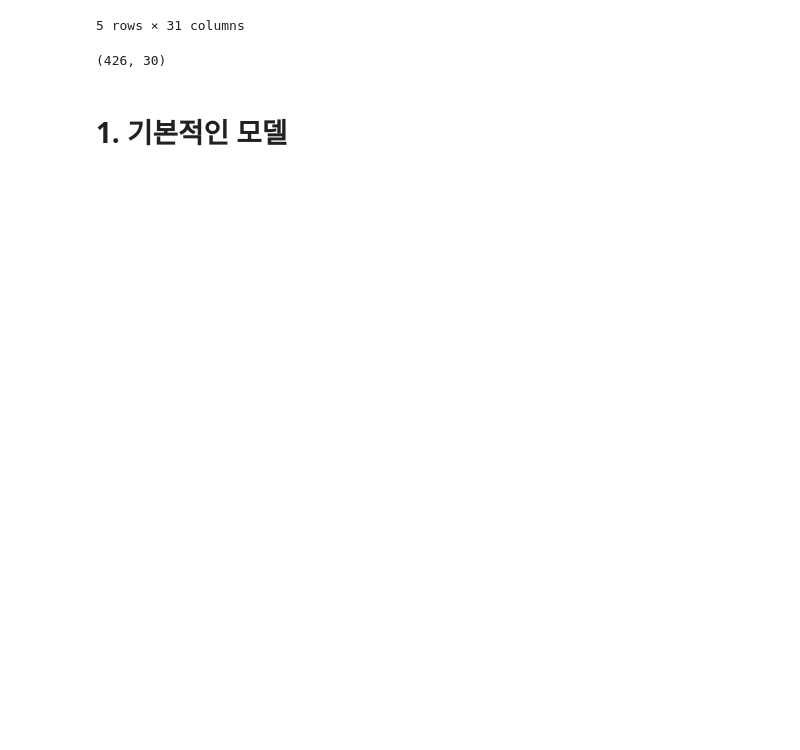
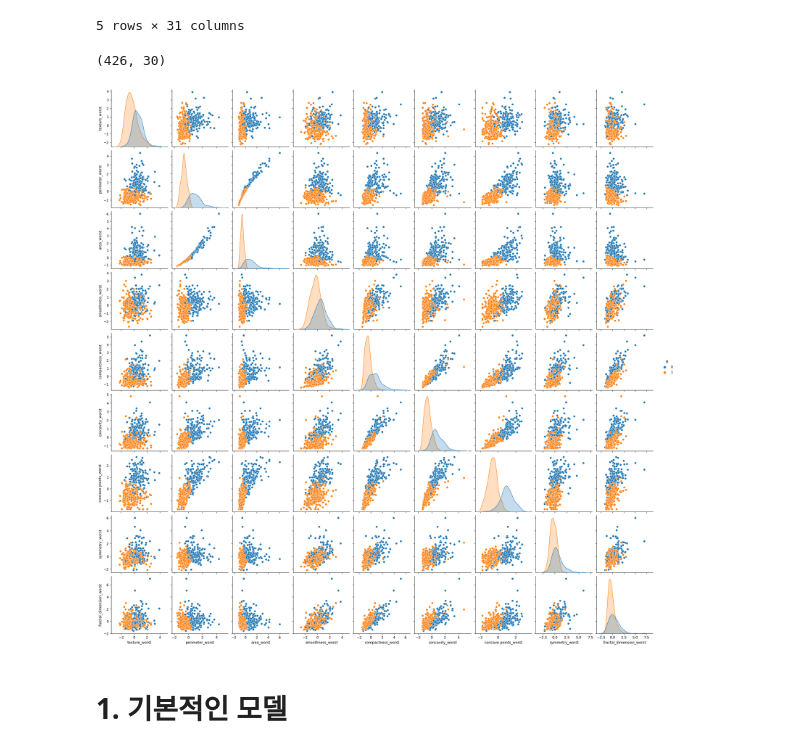
Before and after one commit to gundaminpde/2023_F_set_theory, a Jupyter notebook: ANN_2nd_step.ipynb, the cells around one changed output. Saved outputs shown, nothing was run; the diff lists cells and outputs as text; code cells hidden in the pictures; blank space fills up the shorter version.

```diff
--- a/ANN_2nd_step.ipynb
+++ b/ANN_2nd_step.ipynb
@@ -179,10 +286,19 @@ df_cat.head()
 | 120 | -0.766231 | -1.973550 | -0.760321 | -0.710960 | -0.169227 | -0.696104 | ... |
 | 539 | -1.830454 | 1.422457 | -1.796467 | -1.379801 | -0.671138 | 0.317666 | ... |
 5 rows × 31 columns
-# %%
-X_train.shape
-# %% [output]
-(426, 30)
+# %%
+### 모양보기
+
+X_train.shape
+# %% [output]
+(426, 30)
+# %%
+### 전체 dataset의 산점도.... 너무 많아서 21번부터 끝까지의 freature로 산점도 만든다.
+
+sns.pairplot(df_cat.iloc[:,21:], hue='B');
+plt.show()
+# %% [output]
+[figure, added]
 # %% [markdown]
 # **1. 기본적인 모델**
 # %%
```
Also changed, not shown: parts of 26 cells of this notebook.
